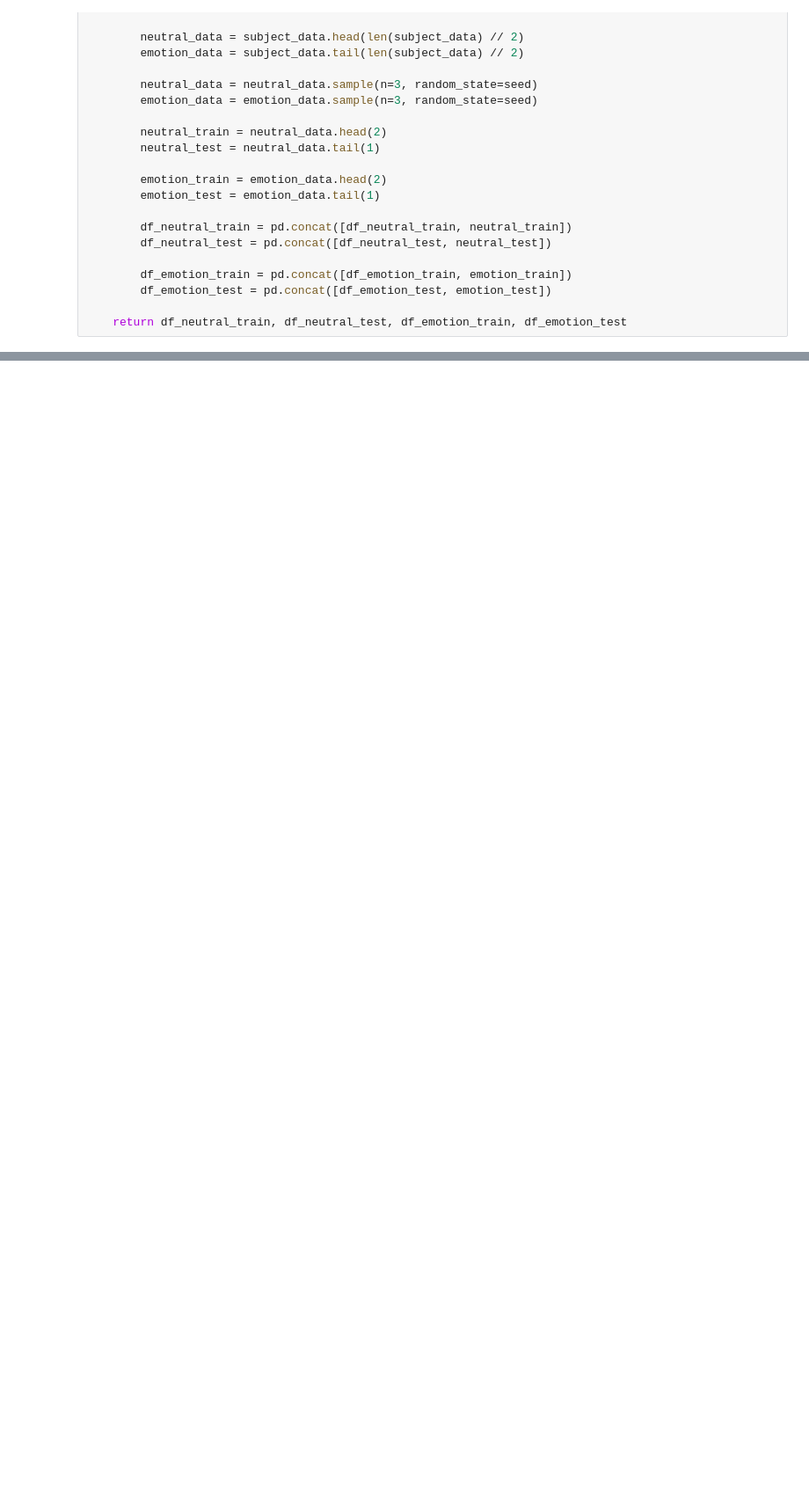
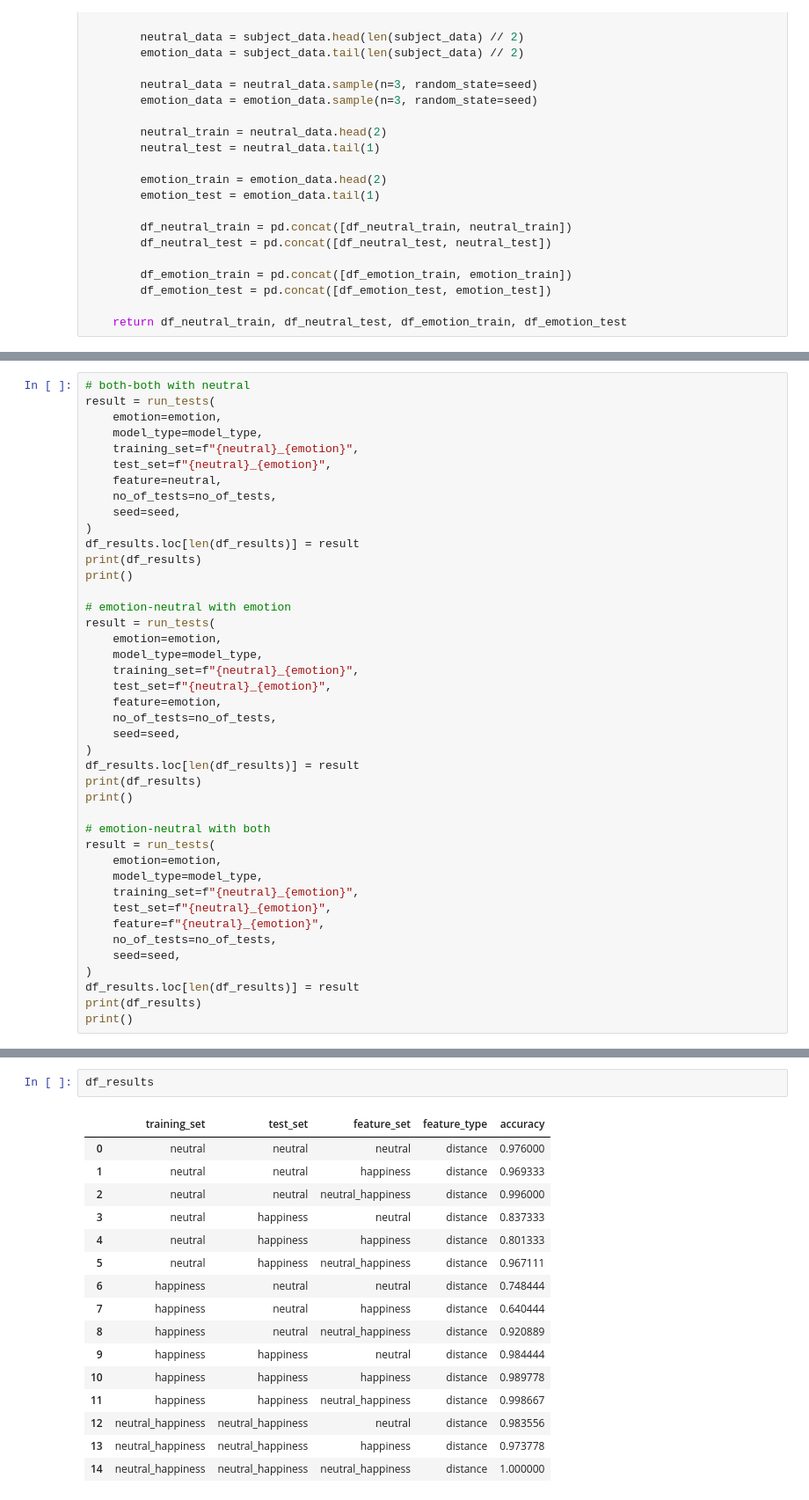
Before and after one commit to Sheam1685/CK--Dataset-Metadata, a Jupyter notebook: Experiments/model.ipynb, the cells around one changed output, grey strips where cells are left out. Shown: that part at 88% size. Drawn from its saved outputs; the diff is of its cells as text; blank space fills up the shorter version.

```diff
--- a/Experiments/model.ipynb
+++ b/Experiments/model.ipynb
@@ -245,0 +555,42 @@ evaluate_performance(
+# %%
+# both-both with neutral
+result = run_tests(
+    emotion=emotion,
+    model_type=model_type,
+    training_set=f"{neutral}_{emotion}",
+    test_set=f"{neutral}_{emotion}",
+    feature=neutral,
+    no_of_tests=no_of_tests,
+    seed=seed,
+)
+df_results.loc[len(df_results)] = result
+print(df_results)
+print()
+
+# emotion-neutral with emotion
+result = run_tests(
+    emotion=emotion,
+    model_type=model_type,
+    training_set=f"{neutral}_{emotion}",
+    test_set=f"{neutral}_{emotion}",
+    feature=emotion,
+    no_of_tests=no_of_tests,
+    seed=seed,
+)
+df_results.loc[len(df_results)] = result
+print(df_results)
+print()
+
+# emotion-neutral with both
+result = run_tests(
+    emotion=emotion,
+    model_type=model_type,
+    training_set=f"{neutral}_{emotion}",
+    test_set=f"{neutral}_{emotion}",
+    feature=f"{neutral}_{emotion}",
+    no_of_tests=no_of_tests,
+    seed=seed,
+)
+df_results.loc[len(df_results)] = result
+print(df_results)
+print()
@@ -245,0 +615,19 @@ evaluate_performance(
+# %%
+df_results
+# %% [output]
+|  | training_set | test_set | feature_set | feature_type | accuracy |
+| 0 | neutral | neutral | neutral | distance | 0.976000 |
+| 1 | neutral | neutral | happiness | distance | 0.969333 |
+| 2 | neutral | neutral | neutral_happiness | distance | 0.996000 |
+| 3 | neutral | happiness | neutral | distance | 0.837333 |
+| 4 | neutral | happiness | happiness | distance | 0.801333 |
+| 5 | neutral | happiness | neutral_happiness | distance | 0.967111 |
+| 6 | happiness | neutral | neutral | distance | 0.748444 |
+| 7 | happiness | neutral | happiness | distance | 0.640444 |
+| 8 | happiness | neutral | neutral_happiness | distance | 0.920889 |
+| 9 | happiness | happiness | neutral | distance | 0.984444 |
+| 10 | happiness | happiness | happiness | distance | 0.989778 |
+| 11 | happiness | happiness | neutral_happiness | distance | 0.998667 |
+| 12 | neutral_happiness | neutral_happiness | neutral | distance | 0.983556 |
+| 13 | neutral_happiness | neutral_happiness | happiness | distance | 0.973778 |
+| 14 | neutral_happiness | neutral_happiness | neutral_happiness | distance | 1.000000 |
```
Also changed, not shown: parts of 13 cells of this notebook.
